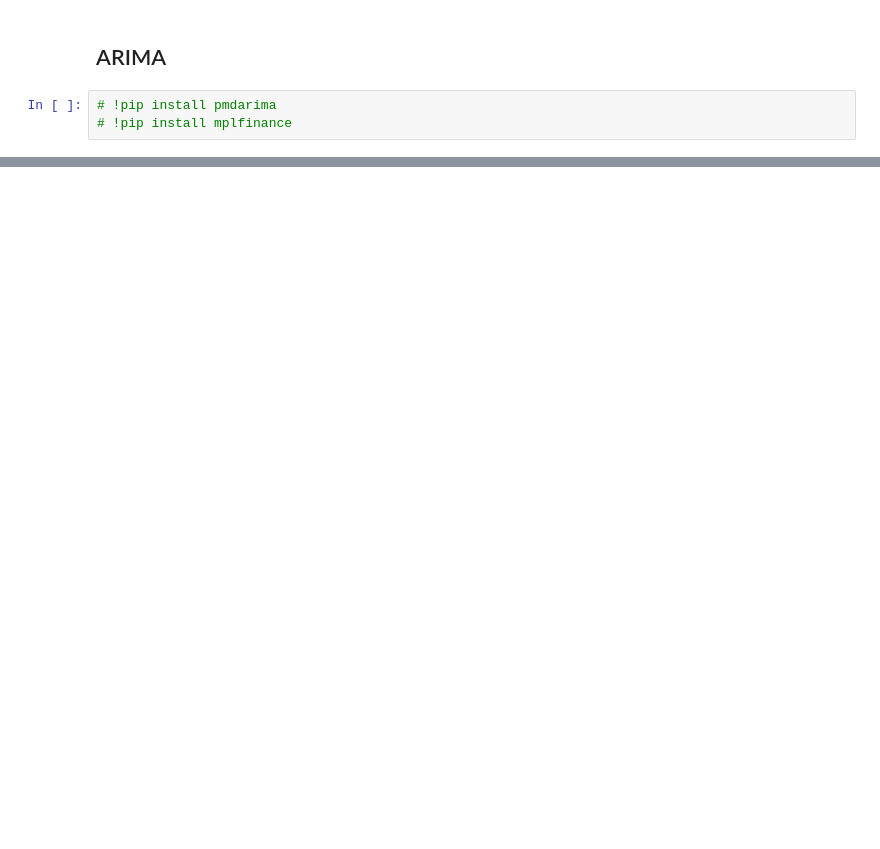
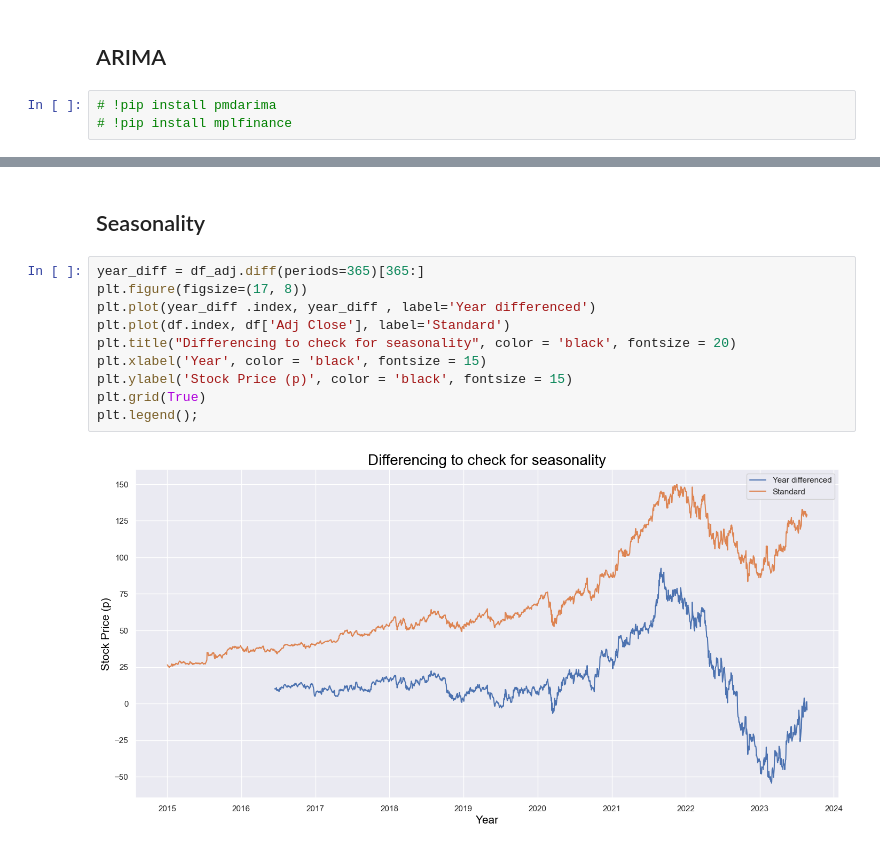
Before and after one commit to ameyagidh/StockPricePredictor, a Jupyter notebook: TimeSeries/ARIMA.ipynb, the cells around one changed output, grey strips where cells are left out. Cells and saved outputs as stored; diff of their text form; blank space fills up the shorter version.

```diff
--- a/TimeSeries/ARIMA.ipynb
+++ b/TimeSeries/ARIMA.ipynb
@@ -45,0 +105,14 @@ warnings.filterwarnings('ignore')
+# %% [markdown]
+## Seasonality
+# %%
+year_diff = df_adj.diff(periods=365)[365:]
+plt.figure(figsize=(17, 8))
+plt.plot(year_diff .index, year_diff , label='Year differenced')
+plt.plot(df.index, df['Adj Close'], label='Standard')
+plt.title("Differencing to check for seasonality", color = 'black', fontsize = 20)
+plt.xlabel('Year', color = 'black', fontsize = 15)
+plt.ylabel('Stock Price (p)', color = 'black', fontsize = 15)
+plt.grid(True)
+plt.legend();
+# %% [output]
+[figure, added]
```
Also changed, not shown: parts of 16 cells of this notebook, 2 other files.
